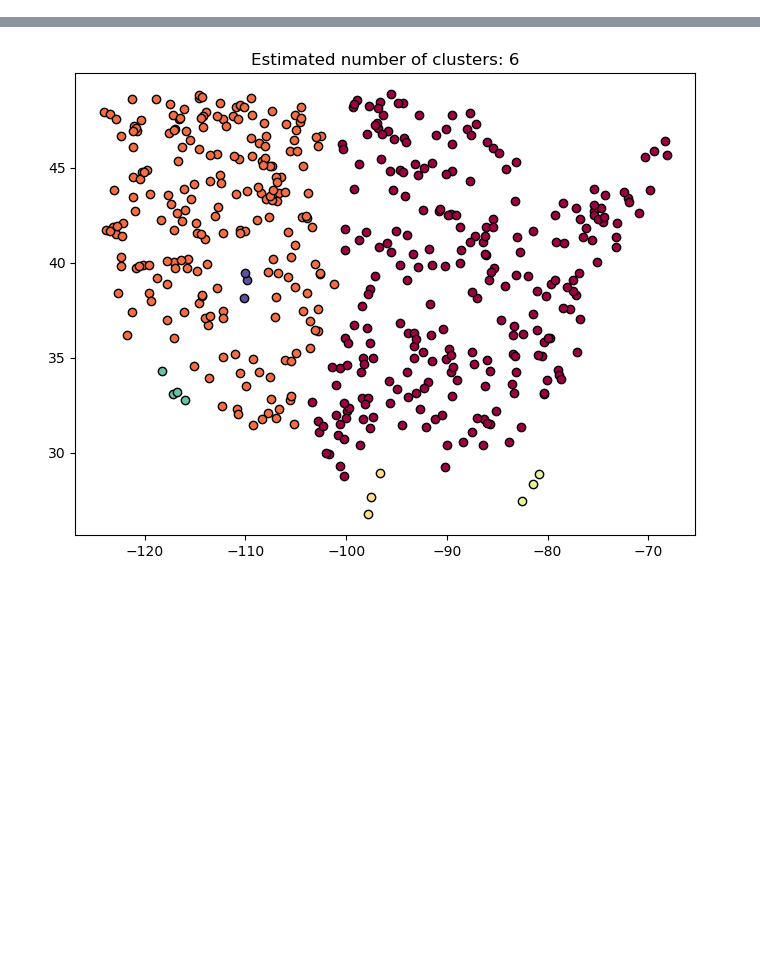
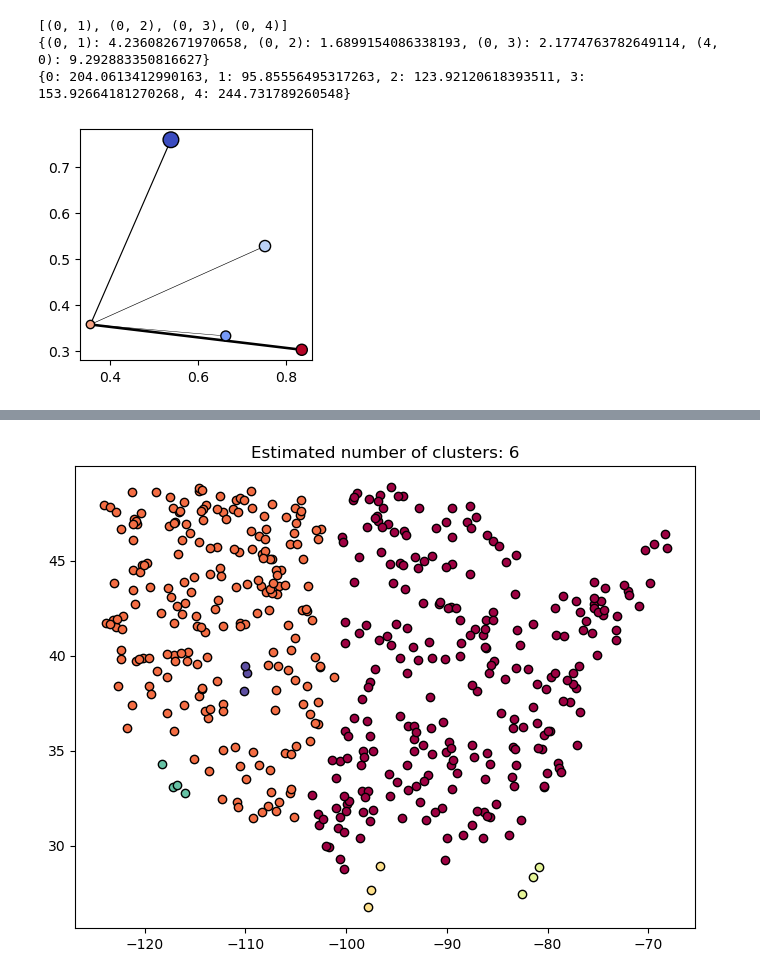
Before and after one commit to LukasFrankenQ/pypsa-earth-sec, a Jupyter notebook: notebooks/cluster_sites.ipynb, the cells around one changed output, grey strips where cells are left out. Saved outputs shown, nothing was run; the diff lists cells and outputs as text; code cells hidden in the pictures; blank space fills up the shorter version.

```diff
--- a/notebooks/cluster_sites.ipynb
+++ b/notebooks/cluster_sites.ipynb
@@ -90,3 +401,43 @@ def measure_graph(G):
+# %%
+print(hold.edges())
+print(edge_values)
+print(temps)
+# %% [output]
+[(0, 1), (0, 2), (0, 3), (0, 4)]
+{(0, 1): 4.236082671970658, (0, 2): 1.6899154086338193, (0, 3): 2.1774763782649114, (4, 0): 9.292883350816627}
+{0: 204.0613412990163, 1: 95.85556495317263, 2: 123.92120618393511, 3: 153.92664181270268, 4: 244.731789260548}
+# %%
+for tree in keepers:
+
+    hold = G.copy()
+    fig, ax = plt.subplots(figsize=(3, 3))
+    for u, v in tree:
+        hold.add_edge(u, v, weight=np.linalg.norm(np.array(sites[u]) - np.array(sites[v])))
+
+    for u, v in hold.edges():
+        p1 = hold.nodes[u]['pos']
+        p2 = hold.nodes[v]['pos']
+
+        try:
+            ev = edge_values[(u, v)]
+        except KeyError:
+            ev = edge_values[(v, u)]
+
+        ax.plot([p1[0], p2[0]], [p1[1], p2[1]], 'k-', zorder=1, linewidth=ev / 5)
+
+    ax.scatter(
+        sites[:, 0],
+        sites[:, 1],
+        c=list(temps.values()),
+        cmap='coolwarm',
+        edgecolor='black',
+        linewidth=1,
+        s=np.array(caps) * 30,
+        )
+
+    plt.show()
+# %% [output]
+[figure, added]
 # %%
 def get_partitions(elements):
 
```
Also changed, not shown: parts of 19 cells of this notebook, 1 other file.
